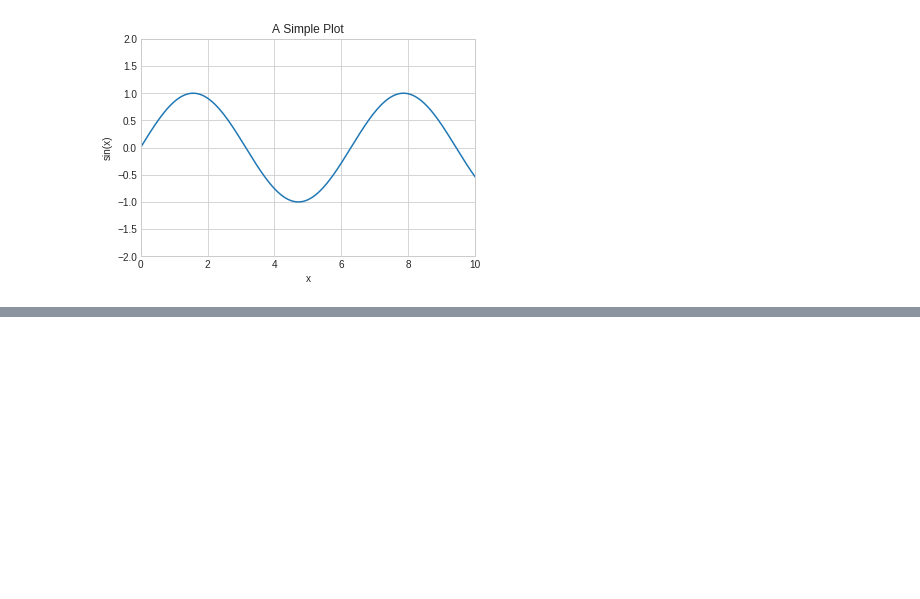
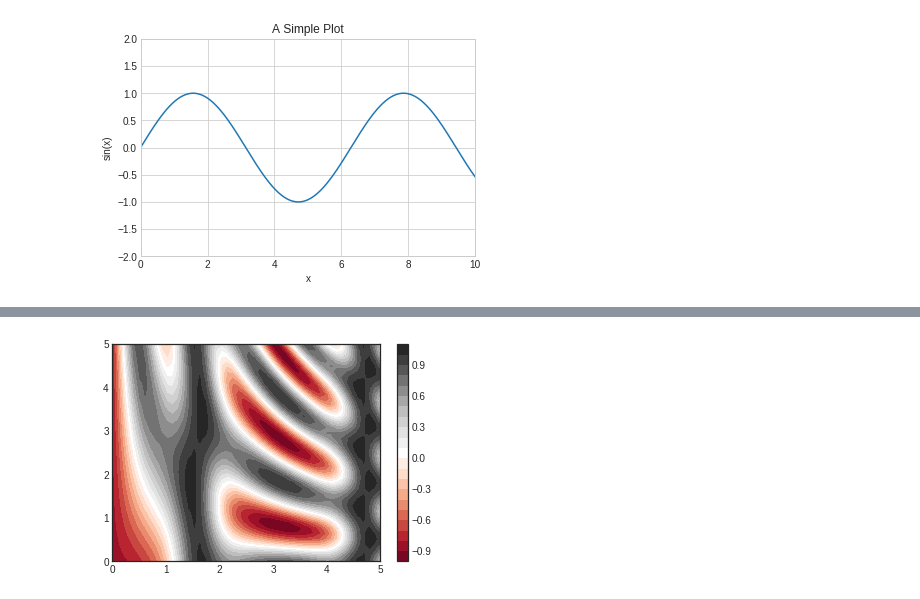
Before and after one commit to Shilparpatil/internship, a Jupyter notebook: matplotlib.ipynb, the cells around one changed output, grey strips where cells are left out. Cells and saved outputs as stored; diff of their text form; code cells hidden in the pictures; blank space fills up the shorter version.

```diff
--- a/matplotlib.ipynb
+++ b/matplotlib.ipynb
@@ -126,0 +154,5 @@ ax.set(xlim=(0, 10), ylim=(-2, 2),
+# %%
+ plt.contourf(X, Y, Z, 20, cmap='RdGy')
+ plt.colorbar();
+# %% [output]
+[figure, added]
```
Also changed, not shown: parts of 13 cells of this notebook.
